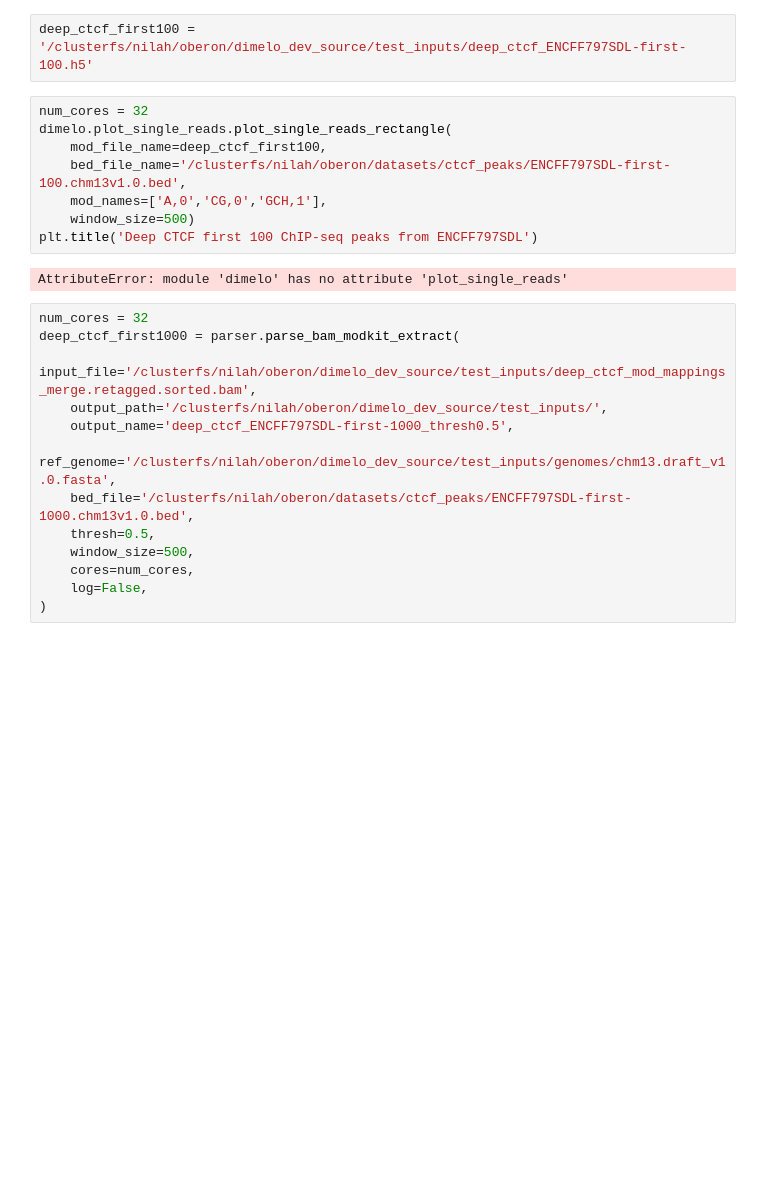
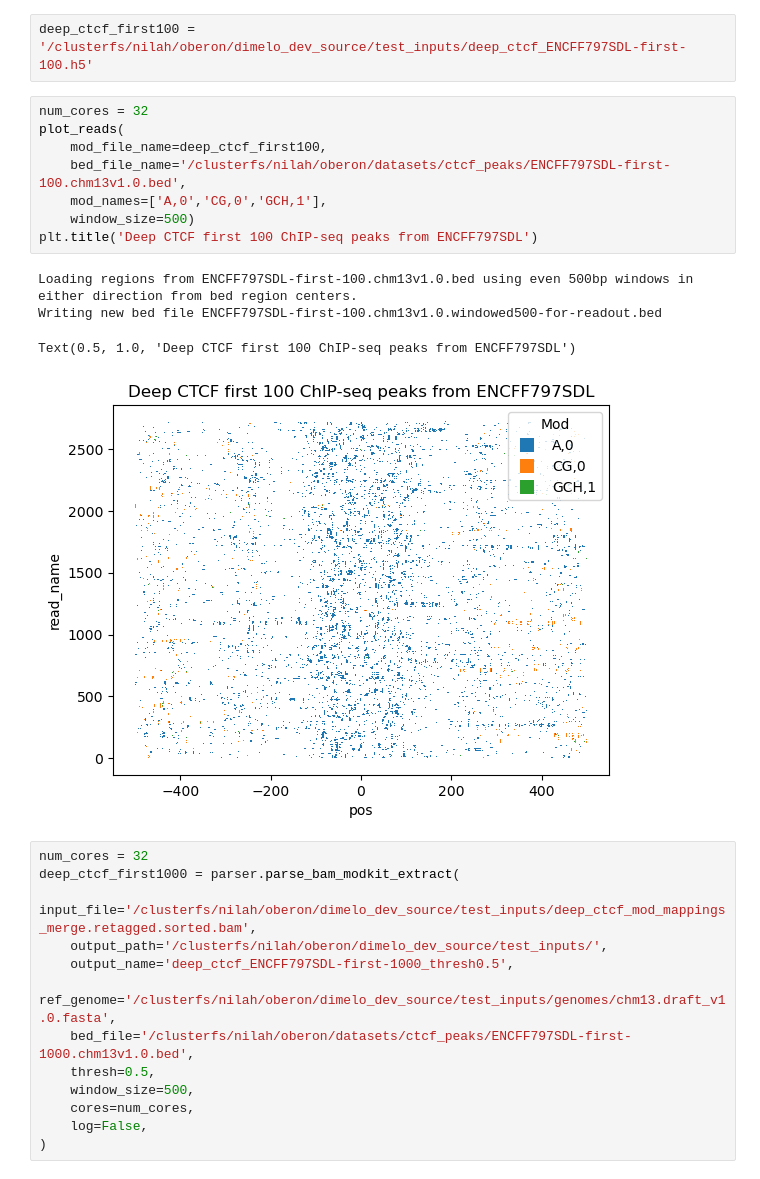
Before and after one commit to streetslab/dimelo, a Jupyter notebook: test_notebooks/test_single_read_plot.ipynb, the cells around one changed output. Drawn from its saved outputs; the diff is of its cells as text; blank space fills up the shorter version.

```diff
--- a/test_notebooks/test_single_read_plot.ipynb
+++ b/test_notebooks/test_single_read_plot.ipynb
@@ -127,14 +125,17 @@ print(deep_ctcf_first100)
 deep_ctcf_first100 = '/clusterfs/nilah/oberon/dimelo_dev_source/test_inputs/deep_ctcf_ENCFF797SDL-first-100.h5'
 # %%
 num_cores = 32
-dimelo.plot_single_reads.plot_single_reads_rectangle(
+plot_reads(
     mod_file_name=deep_ctcf_first100,
     bed_file_name='/clusterfs/nilah/oberon/datasets/ctcf_peaks/ENCFF797SDL-first-100.chm13v1.0.bed',
     mod_names=['A,0','CG,0','GCH,1'],
     window_size=500)
 plt.title('Deep CTCF first 100 ChIP-seq peaks from ENCFF797SDL')
 # %% [output]
-AttributeError: module 'dimelo' has no attribute 'plot_single_reads'
+Loading regions from ENCFF797SDL-first-100.chm13v1.0.bed using even 500bp windows in either direction from bed region centers.
+Writing new bed file ENCFF797SDL-first-100.chm13v1.0.windowed500-for-readout.bed
+Text(0.5, 1.0, 'Deep CTCF first 100 ChIP-seq peaks from ENCFF797SDL')
+[figure, added]
 # %%
 num_cores = 32
 deep_ctcf_first1000 = parser.parse_bam_modkit_extract(
```
Also changed, not shown: parts of 1 cell of this notebook, 5 other files.
